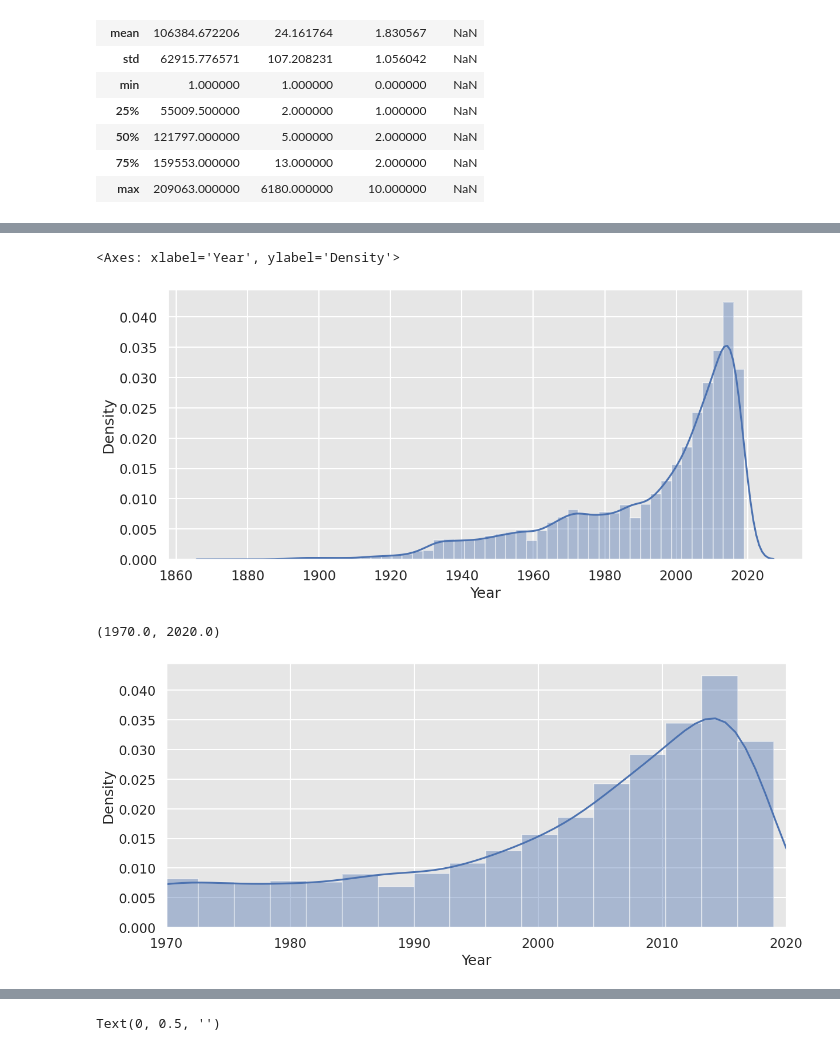
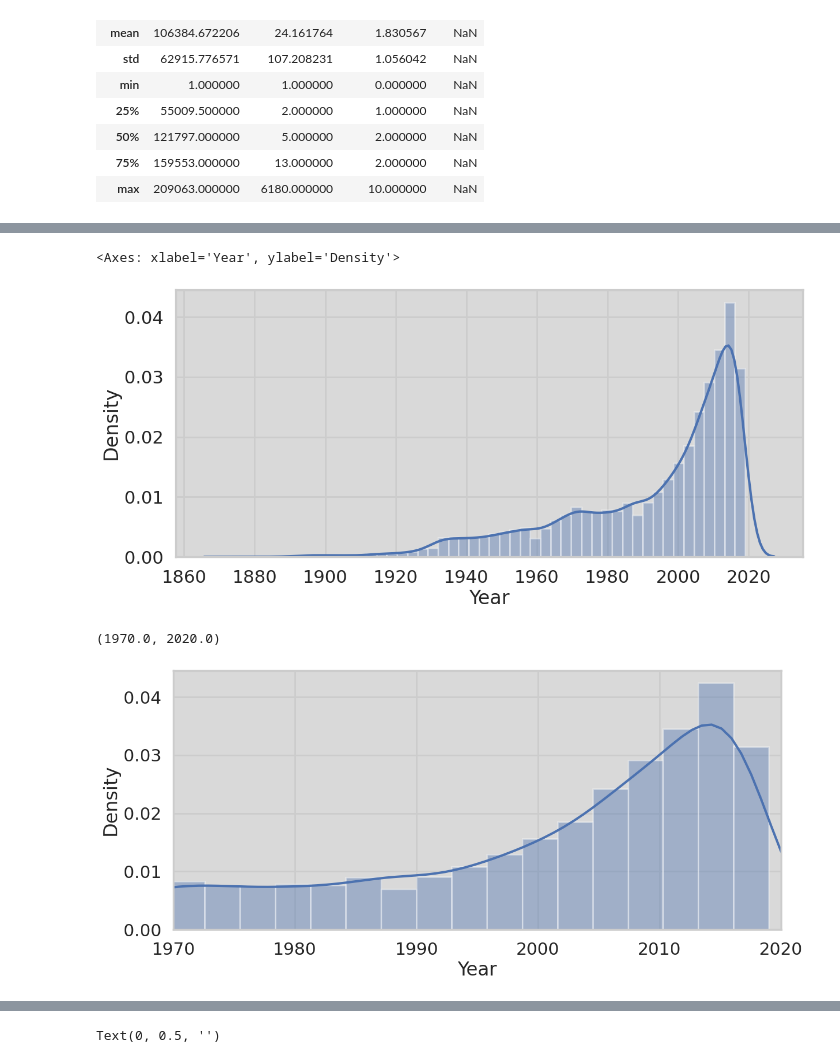
Before and after one commit to sreshu/MovieAnalysis, a Jupyter notebook: MovieLensAnalysis.ipynb, the cells around one changed output, grey strips where cells are left out. Saved outputs shown, nothing was run; the diff lists cells and outputs as text; code cells hidden in the pictures.

```diff
--- a/MovieLensAnalysis.ipynb
+++ b/MovieLensAnalysis.ipynb
@@ -302,20 +314,20 @@ df3.head(2)
 | 1 | 2 | Jumanji (1995) | Adventure|Children|Fantasy | 1995 | 3 | Adventure | Children | Fantasy | 0 | 0 | 0 | ... |
 # %%
 sns.set(rc={'figure.figsize':(14, 6)})
-sns.set_context("talk")
-sns.set_style("darkgrid", {"axes.facecolor": ".9"}) #sns.axes_style("whitegrid")
+sns.set_context("poster")
+sns.set_style("whitegrid", {"axes.facecolor": ".85"})
 
 sns.distplot(df3.Year)
 # %% [output]
 <Axes: xlabel='Year', ylabel='Density'>
-[figure, old version]
+[figure, new version]
 # %%
 #zooming in:
 sns.distplot(df3.Year)
 plt.xlim(1970, 2020)
 # %% [output]
 (1970.0, 2020.0)
-[figure, old version]
+[figure, new version]
 # %%
 genre = df3.genre1.value_counts()
 genre = pd.DataFrame(genre)
```
Also changed, not shown: parts of 10 cells of this notebook.
